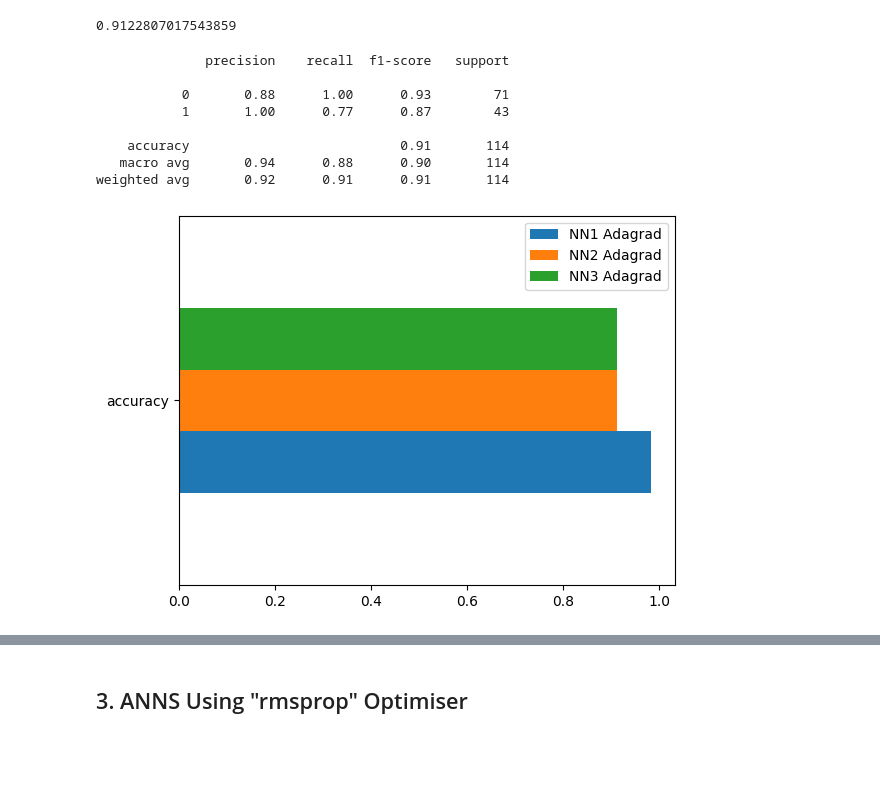
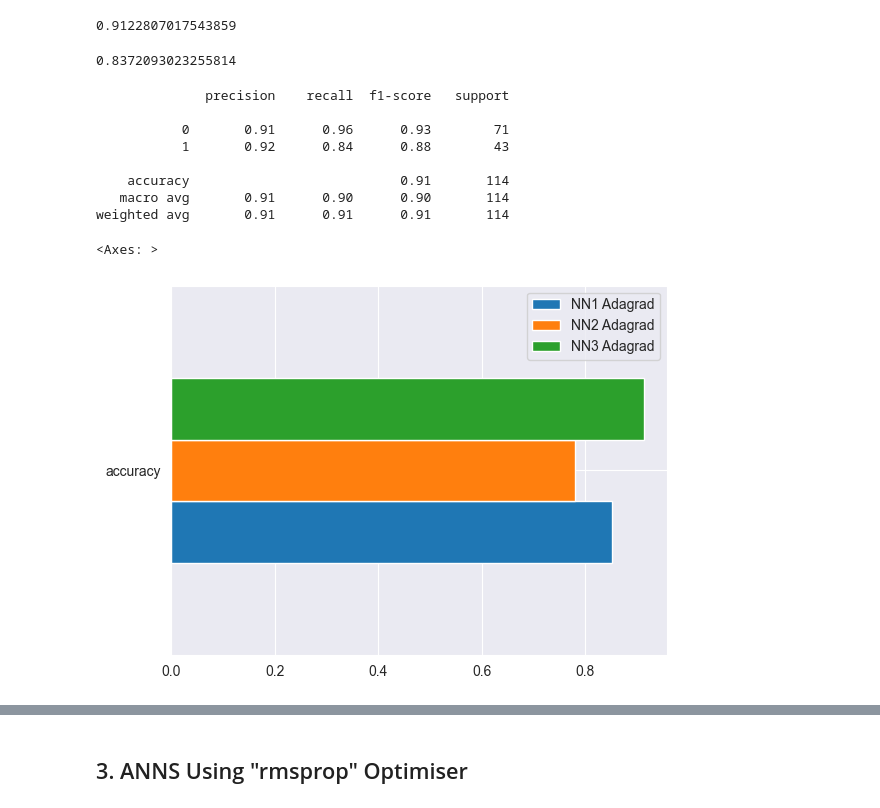
Before and after one commit to nikolavukotic/MachineLearning-ANNs, a Jupyter notebook: breast-cancer-classification-anns.ipynb, the cells around one changed output, grey strips where cells are left out. Drawn from its saved outputs; the diff is of its cells as text; code cells hidden in the pictures; blank space fills up the shorter version.

Commit message:
Final commit. Added recall for all nns and cleaned up a notebook.

```diff
--- a/breast-cancer-classification-anns.ipynb
+++ b/breast-cancer-classification-anns.ipynb
@@ -139,0 +140,3 @@ ax = sns.heatmap(corr_matrix,
+# %%
+df.drop(columns=['perimeter_worst', 'area_worst', 'area_mean', "perimeter_mean"], inplace=True)
+df
@@ -739,24 +780,30 @@ acc3_adagrad = accuracy_score(y_test.astype(int), y_pred3_adagrad.astype(int))
 acc3_adagrad
 # %% [output]
 0.9122807017543859
+# %%
+recall3_adagrad = recall_score(y_test.astype(int), y_pred3_adagrad.astype(int))
+recall3_adagrad
+# %% [output]
+0.8372093023255814
 # %%
 print(classification_report(y_test.astype(int), y_pred3_adagrad.astype(int)))
 # %% [output]
               precision    recall  f1-score   support
 
-           0       0.88      1.00      0.93        71
-           1       1.00      0.77      0.87        43
+           0       0.91      0.96      0.93        71
+           1       0.92      0.84      0.88        43
 
     accuracy                           0.91       114
-   macro avg       0.94      0.88      0.90       114
-weighted avg       0.92      0.91      0.91       114
+   macro avg       0.91      0.90      0.90       114
+weighted avg       0.91      0.91      0.91       114
 # %%
 model_scores = {
-    'NN1 Adagrad': acc1,
+    'NN1 Adagrad': acc1_adagrad,
     'NN2 Adagrad': acc2_adagrad,
     'NN3 Adagrad': acc3_adagrad
 }
 model_compare = pd.DataFrame(model_scores, index=["accuracy"])
-model_compare.plot(kind='barh',);
+model_compare.plot(kind='barh',)
 # %% [output]
+<Axes: >
-[figure, old version]
+[figure, new version]
```
Also changed, not shown: parts of 118 cells of this notebook.
